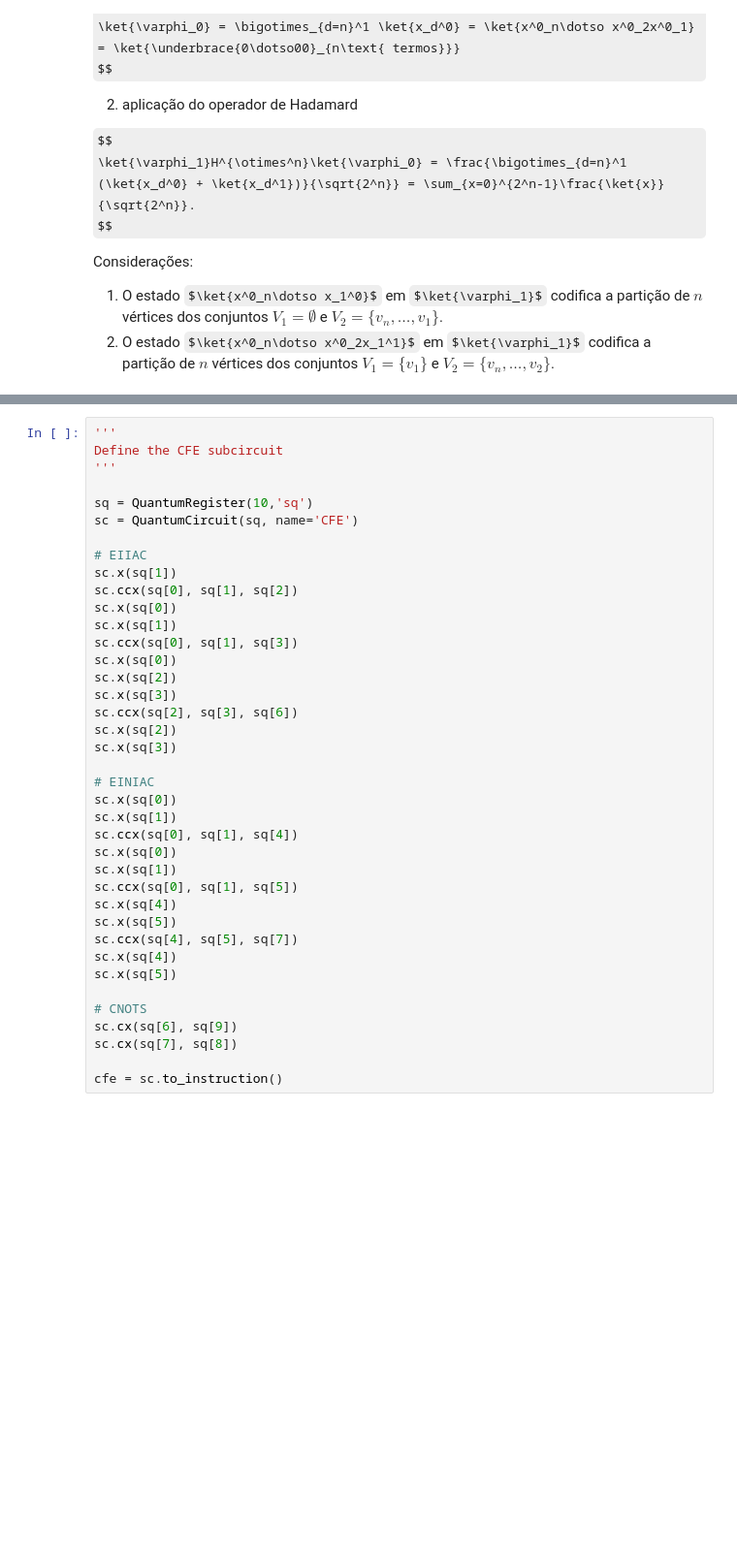
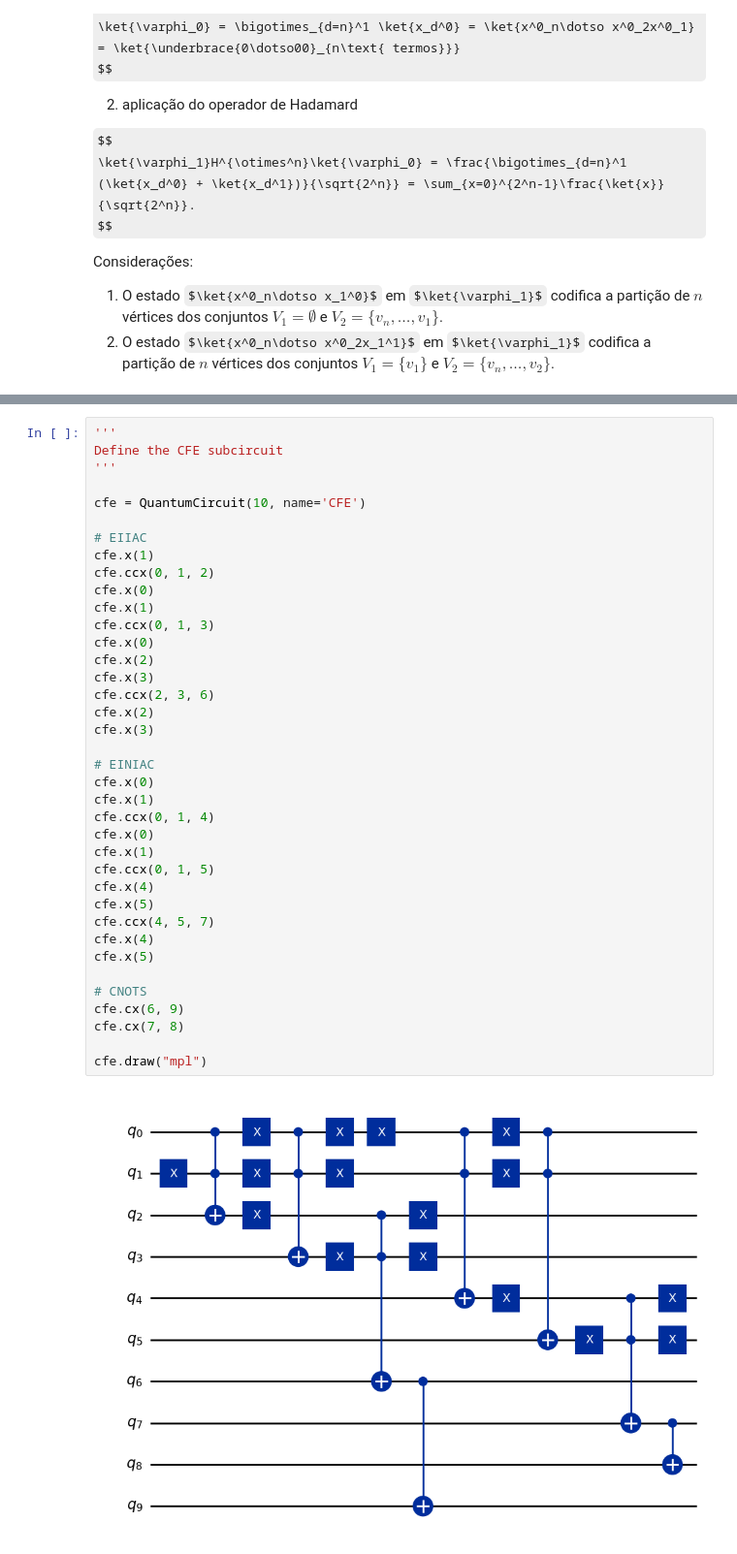
Before and after one commit to marciodojr/qc-examples, a Jupyter notebook: artigo-quantum-speedup.ipynb, the cells around one changed output, grey strips where cells are left out. Shown at 97% size. Drawn from its saved outputs; the diff is of its cells as text; some formulas as TeX source; blank space fills up the shorter version.

```diff
--- a/artigo-quantum-speedup.ipynb
+++ b/artigo-quantum-speedup.ipynb
@@ -232,42 +228,43 @@ $\displaystyle z=\left[\begin{matrix}0 & 0 & 0\\0 & 1 & 0\\2 & 3 & 4\end{matrix}
 # %%
 '''
 Define the CFE subcircuit
 '''
 
-sq = QuantumRegister(10,'sq')
-sc = QuantumCircuit(sq, name='CFE')
+cfe = QuantumCircuit(10, name='CFE')
 
 # EIIAC
-sc.x(sq[1])
-sc.ccx(sq[0], sq[1], sq[2])
-sc.x(sq[0])
-sc.x(sq[1])
-sc.ccx(sq[0], sq[1], sq[3])
-sc.x(sq[0])
-sc.x(sq[2])
-sc.x(sq[3])
-sc.ccx(sq[2], sq[3], sq[6])
-sc.x(sq[2])
-sc.x(sq[3])
+cfe.x(1)
+cfe.ccx(0, 1, 2)
+cfe.x(0)
+cfe.x(1)
+cfe.ccx(0, 1, 3)
+cfe.x(0)
+cfe.x(2)
+cfe.x(3)
+cfe.ccx(2, 3, 6)
+cfe.x(2)
+cfe.x(3)
 
 # EINIAC
-sc.x(sq[0])
-sc.x(sq[1])
-sc.ccx(sq[0], sq[1], sq[4])
-sc.x(sq[0])
-sc.x(sq[1])
-sc.ccx(sq[0], sq[1], sq[5])
-sc.x(sq[4])
-sc.x(sq[5])
-sc.ccx(sq[4], sq[5], sq[7])
-sc.x(sq[4])
-sc.x(sq[5])
+cfe.x(0)
+cfe.x(1)
+cfe.ccx(0, 1, 4)
+cfe.x(0)
+cfe.x(1)
+cfe.ccx(0, 1, 5)
+cfe.x(4)
+cfe.x(5)
+cfe.ccx(4, 5, 7)
+cfe.x(4)
+cfe.x(5)
 
 # CNOTS
-sc.cx(sq[6], sq[9])
-sc.cx(sq[7], sq[8])
+cfe.cx(6, 9)
+cfe.cx(7, 8)
 
-cfe = sc.to_instruction()
+cfe.draw("mpl")
+# %% [output]
+[figure, added]
 # %%
 '''
 Define the CSE subcircuit
```
Also changed, not shown: parts of 13 cells of this notebook, 1 other file.
